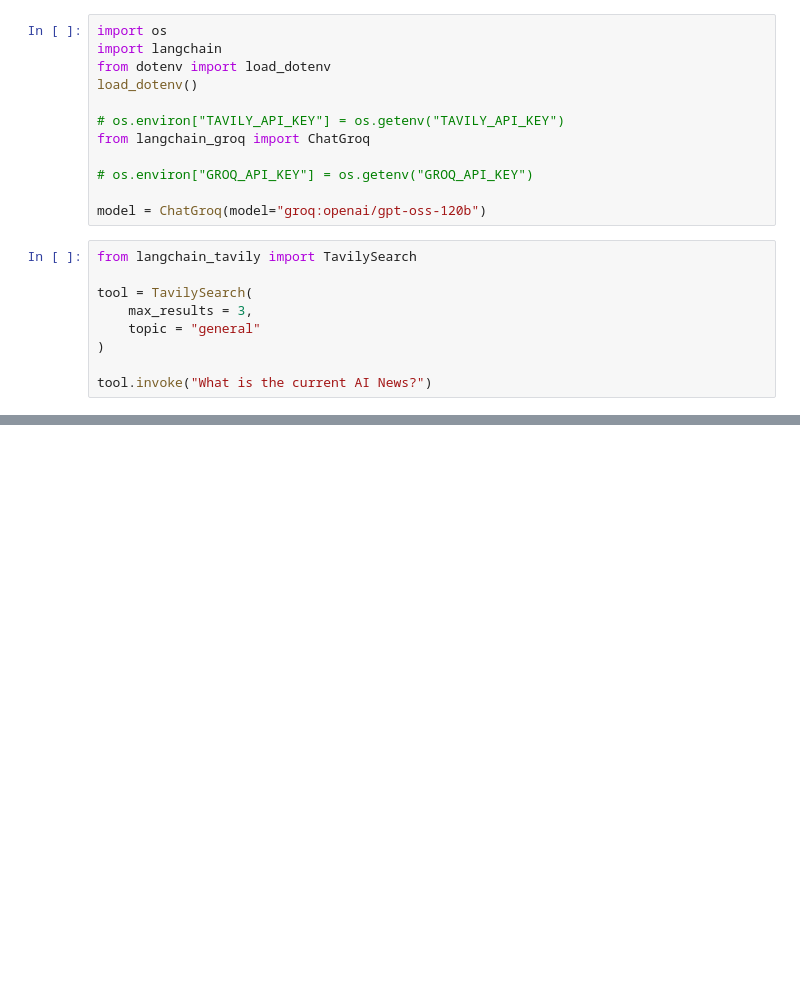
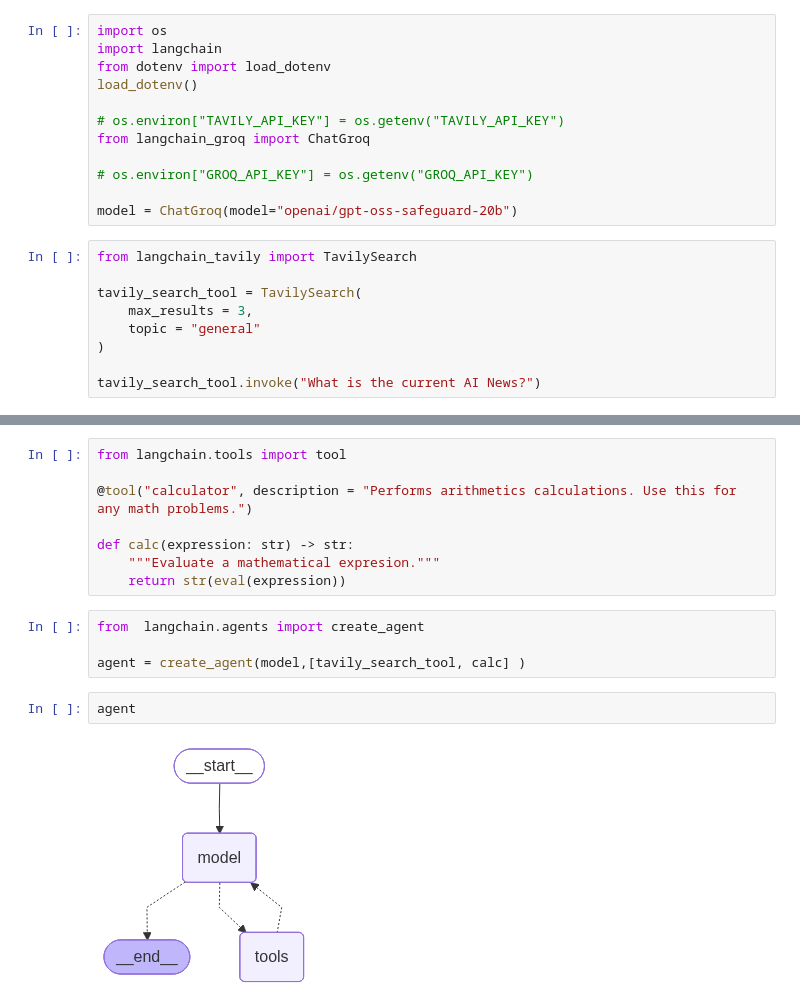
Before and after one commit to Md-Nayem-Hossain-20/Langchain_practice, a Jupyter notebook: generativeai/agentMultipleTools.ipynb, the cells around one changed output, grey strips where cells are left out. Cells and saved outputs as stored; diff of their text form; blank space fills up the shorter version.

Commit message:
agent multiple tools added

```diff
--- a/generativeai/agentMultipleTools.ipynb
+++ b/generativeai/agentMultipleTools.ipynb
@@ -9,16 +9,16 @@ from langchain_groq import ChatGroq
 
 # os.environ["GROQ_API_KEY"] = os.getenv("GROQ_API_KEY")
 
-model = ChatGroq(model="groq:openai/gpt-oss-120b")
+model = ChatGroq(model="openai/gpt-oss-safeguard-20b")
 # %%
 from langchain_tavily import TavilySearch
 
-tool = TavilySearch(
+tavily_search_tool = TavilySearch(
     max_results = 3,
     topic = "general"
 )
 
-tool.invoke("What is the current AI News?")
+tavily_search_tool.invoke("What is the current AI News?")
 # %% [output]
 {'query': 'What is the current AI News?',
  'follow_up_questions': None,
@@ -39,0 +40,16 @@ tool.invoke("What is the current AI News?")
+# %%
+from langchain.tools import tool
+
+@tool("calculator", description = "Performs arithmetics calculations. Use this for any math problems.")
+
+def calc(expression: str) -> str:
+    """Evaluate a mathematical expresion."""
+    return str(eval(expression))
+# %%
+from  langchain.agents import create_agent
+
+agent = create_agent(model,[tavily_search_tool, calc] )
+# %%
+agent
+# %% [output]
+[figure, added]
```
Also changed, not shown: parts of 3 cells of this notebook.
